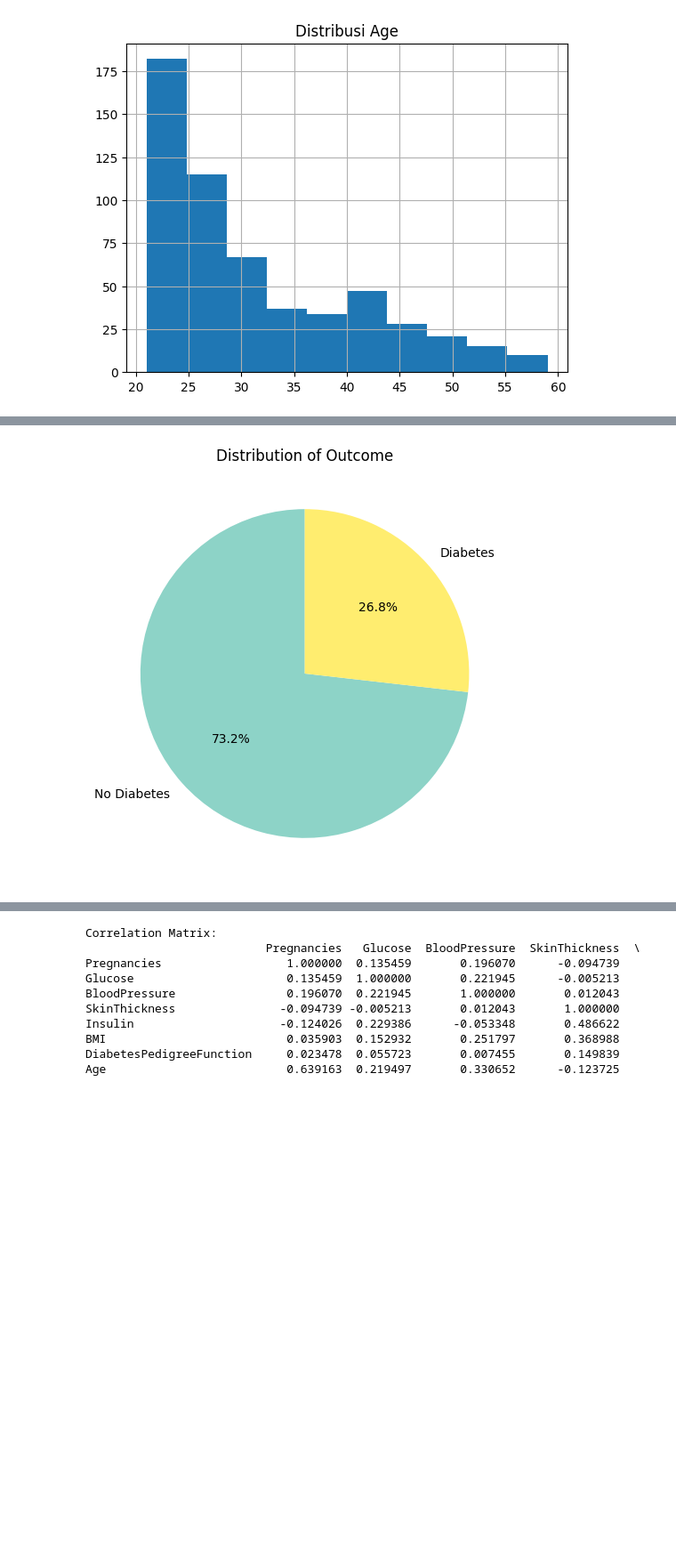
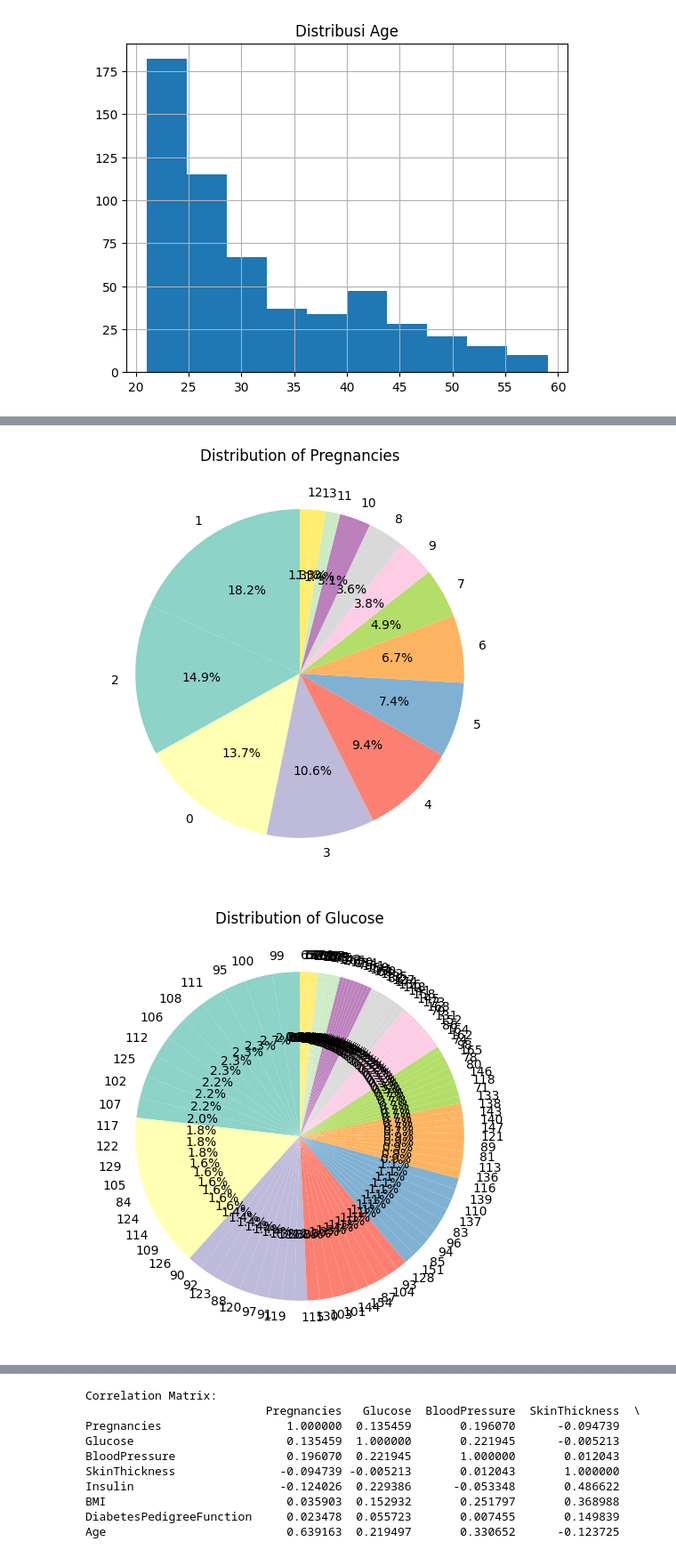
Before and after one commit to gilang1511/penyakitdiabetes, a Jupyter notebook: diabetes.ipynb, the cells around one changed output, grey strips where cells are left out. Shown at 89% size. Saved outputs shown, nothing was run; the diff lists cells and outputs as text; code cells hidden in the pictures; blank space fills up the shorter version.

```diff
--- a/diabetes.ipynb
+++ b/diabetes.ipynb
@@ -319,16 +319,17 @@ diabetes_data.describe()
 # %%
 def plot_pie_chart(data, features):
     for feature in features:
         plt.figure(figsize=(8, 6))
 
         # Menghitung proporsi kategori
         data[feature].value_counts().plot(kind='pie', autopct='%1.1f%%', startangle=90, cmap='Set3')
 
         plt.title(f'Distribution of {feature}')
         plt.ylabel('')  # Tidak perlu label untuk grafik pie
         plt.show()
 
 # Asumsi diabetes_data adalah DataFrame Anda
-plot_pie_chart(diabetes_data, categorical_features)
+plot_pie_chart(diabetes_data, continous_features)
 # %% [output]
-[figure, old version]
+[figure, new version]
+[figure, added]
```
Also changed, not shown: parts of 11 cells of this notebook.
